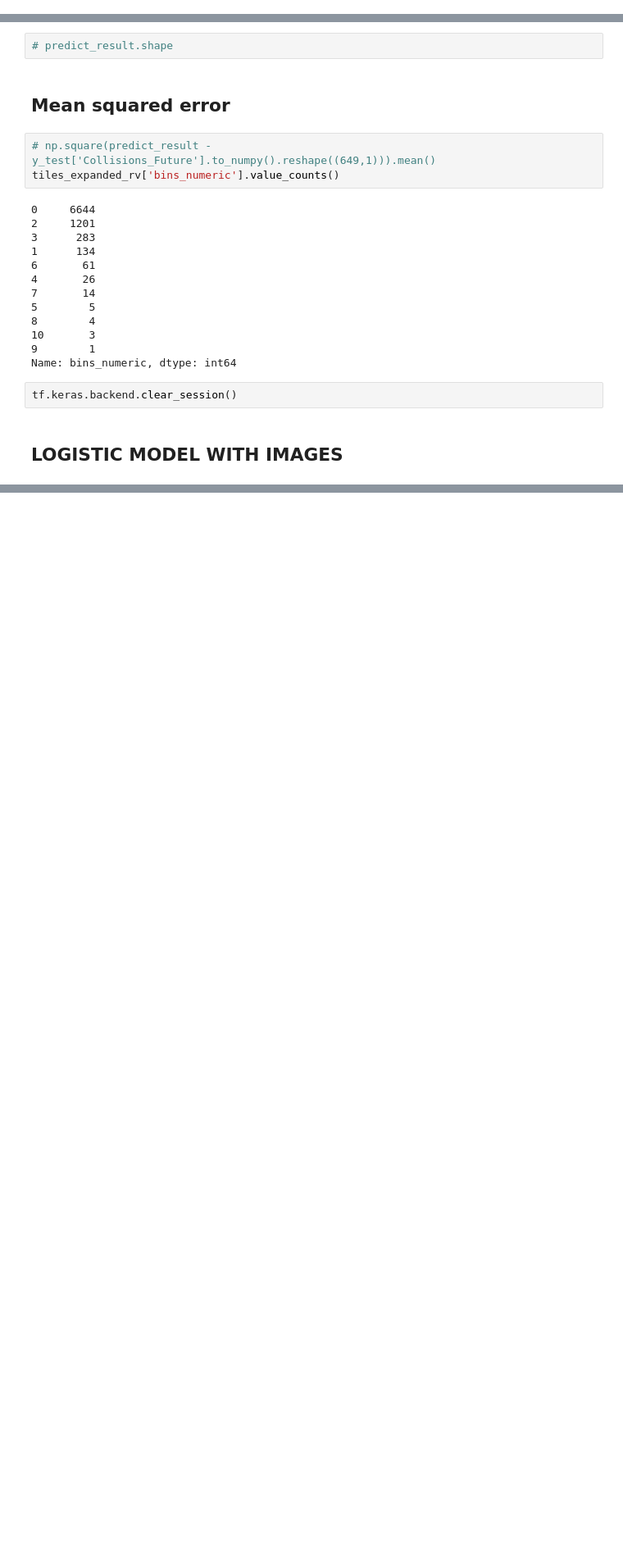
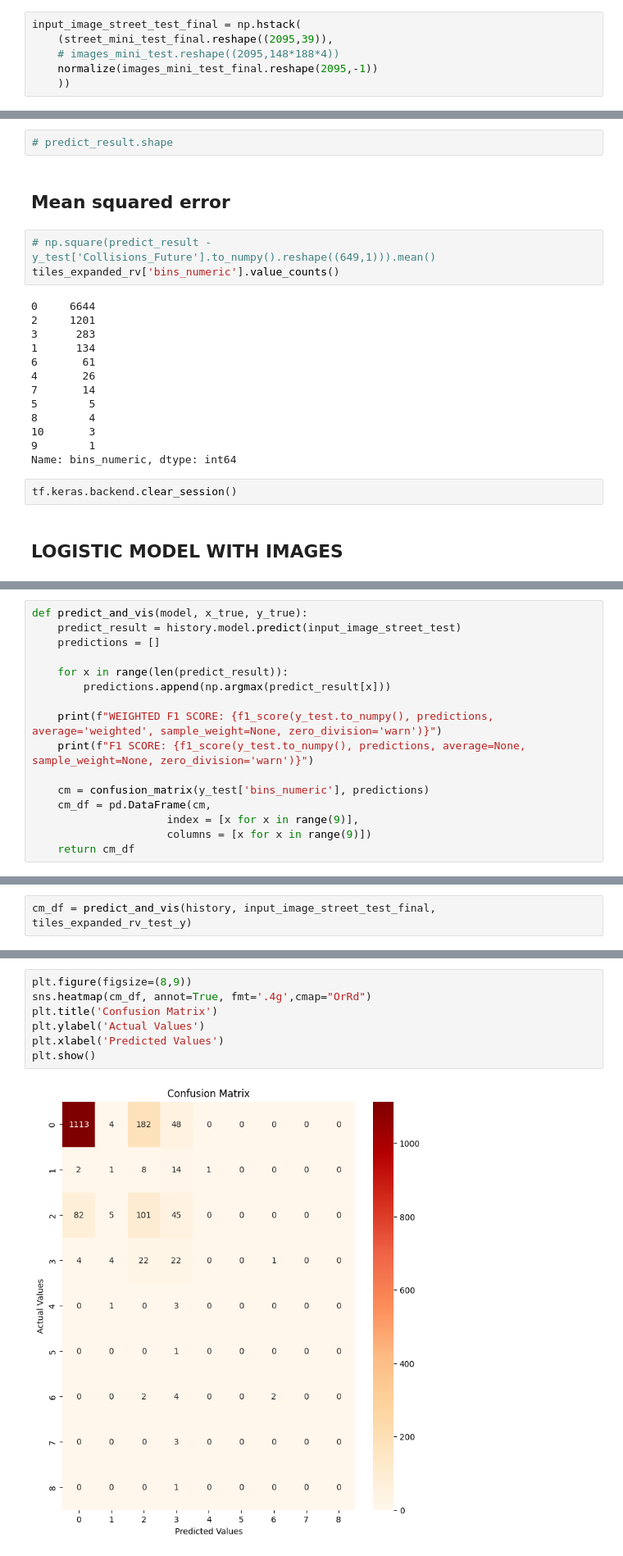
Before and after one commit to arisanguyen/210_Capstone_Aditya_Arisa_Noriel, a Jupyter notebook: abajaj_modeling_zipcode.ipynb, the cells around one changed output, grey strips where cells are left out. Shown at 82% size. Saved outputs shown, nothing was run; the diff lists cells and outputs as text; blank space fills up the shorter version.

Commit message:
final_model

```diff
--- a/abajaj_modeling_zipcode.ipynb
+++ b/abajaj_modeling_zipcode.ipynb
@@ -355,3 +406,9 @@ input_image_street_test.shape
+# %%
+input_image_street_test_final = np.hstack(
+    (street_mini_test_final.reshape((2095,39)),
+    # images_mini_test.reshape((2095,148*188*4))
+    normalize(images_mini_test_final.reshape(2095,-1))
+    ))
 # %% [markdown]
 ## Linear Regression
 # %%
@@ -628,0 +574,16 @@ dtype: int64
+# %%
+def predict_and_vis(model, x_true, y_true):
+    predict_result = history.model.predict(input_image_street_test)
+    predictions = []
+
+    for x in range(len(predict_result)):
+        predictions.append(np.argmax(predict_result[x]))
+
+    print(f"WEIGHTED F1 SCORE: {f1_score(y_test.to_numpy(), predictions, average='weighted', sample_weight=None, zero_division='warn')}")
+    print(f"F1 SCORE: {f1_score(y_test.to_numpy(), predictions, average=None, sample_weight=None, zero_division='warn')}")
+
+    cm = confusion_matrix(y_test['bins_numeric'], predictions)
+    cm_df = pd.DataFrame(cm,
+                     index = [x for x in range(9)],
+                     columns = [x for x in range(9)])
+    return cm_df
@@ -628,0 +617,2 @@ dtype: int64
+# %%
+cm_df = predict_and_vis(history, input_image_street_test_final, tiles_expanded_rv_test_y)
@@ -628,0 +637,9 @@ dtype: int64
+# %%
+plt.figure(figsize=(8,9))
+sns.heatmap(cm_df, annot=True, fmt='.4g',cmap="OrRd")
+plt.title('Confusion Matrix')
+plt.ylabel('Actual Values')
+plt.xlabel('Predicted Values')
+plt.show()
+# %% [output]
+[figure, added]
```
Also changed, not shown: parts of 37 cells of this notebook.
